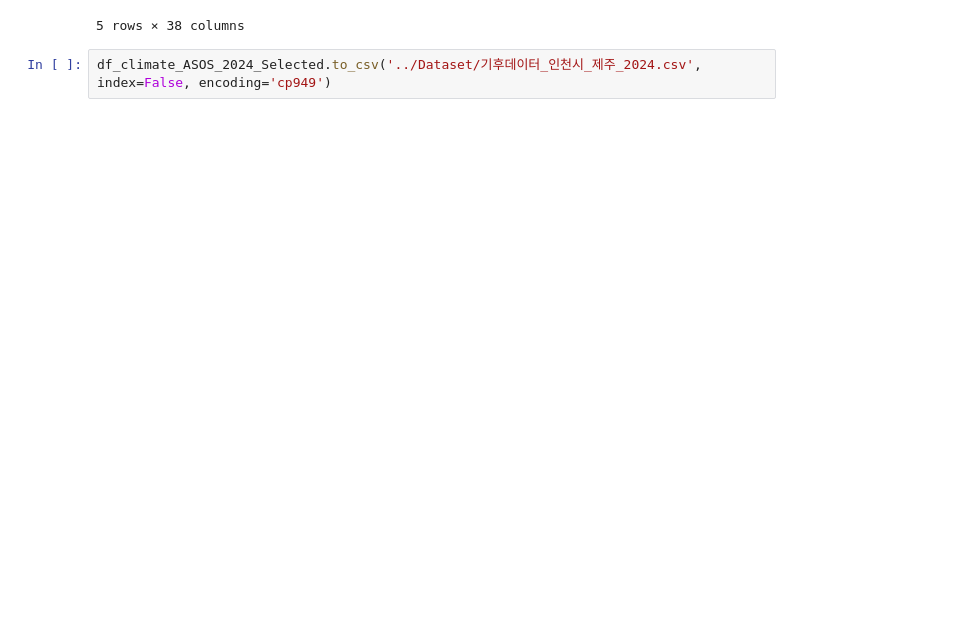
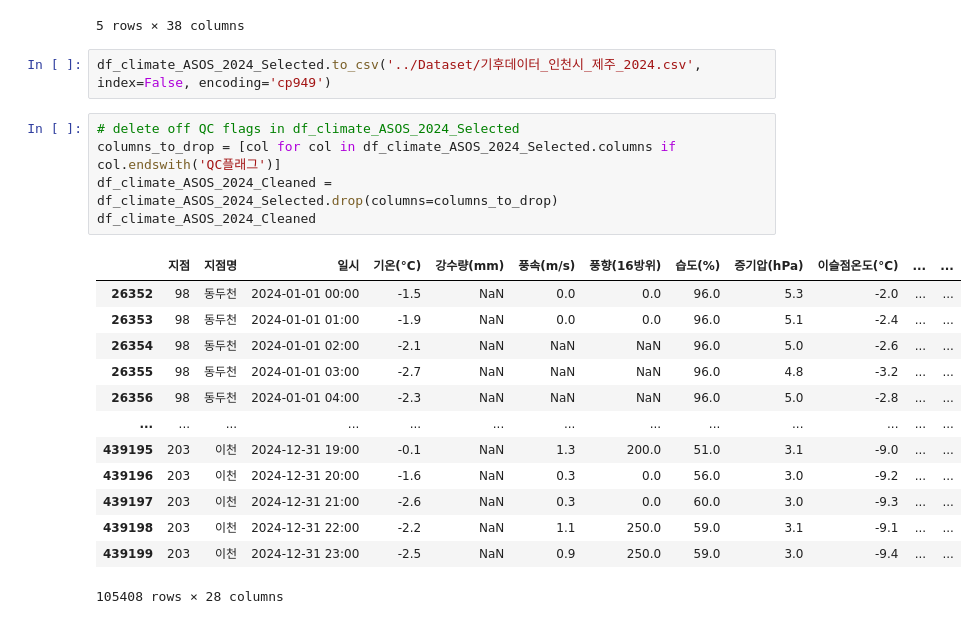
Before and after one commit to ccw23a/Wind_Renewable_Energy_Map, a Jupyter notebook: Python_Code/CSV_Dataset_Analysis_Base.ipynb, the cells around one changed output. Cells and saved outputs as stored; diff of their text form; blank space fills up the shorter version.

```diff
--- a/Python_Code/CSV_Dataset_Analysis_Base.ipynb
+++ b/Python_Code/CSV_Dataset_Analysis_Base.ipynb
@@ -215,3 +215,22 @@ df_climate_ASOS_2024_Selected.head()
 5 rows × 38 columns
 # %%
 df_climate_ASOS_2024_Selected.to_csv('../Dataset/기후데이터_인천시_제주_2024.csv', index=False, encoding='cp949')
+# %%
+# delete off QC flags in df_climate_ASOS_2024_Selected
+columns_to_drop = [col for col in df_climate_ASOS_2024_Selected.columns if col.endswith('QC플래그')]
+df_climate_ASOS_2024_Cleaned = df_climate_ASOS_2024_Selected.drop(columns=columns_to_drop)
+df_climate_ASOS_2024_Cleaned
+# %% [output]
+|  | 지점 | 지점명 | 일시 | 기온(°C) | 강수량(mm) | 풍속(m/s) | 풍향(16방위) | 습도(%) | 증기압(hPa) | 이슬점온도(°C) | ... | ... |
+| 26352 | 98 | 동두천 | 2024-01-01 00:00 | -1.5 | NaN | 0.0 | 0.0 | 96.0 | 5.3 | -2.0 | ... | ... |
+| 26353 | 98 | 동두천 | 2024-01-01 01:00 | -1.9 | NaN | 0.0 | 0.0 | 96.0 | 5.1 | -2.4 | ... | ... |
+| 26354 | 98 | 동두천 | 2024-01-01 02:00 | -2.1 | NaN | NaN | NaN | 96.0 | 5.0 | -2.6 | ... | ... |
+| 26355 | 98 | 동두천 | 2024-01-01 03:00 | -2.7 | NaN | NaN | NaN | 96.0 | 4.8 | -3.2 | ... | ... |
+| 26356 | 98 | 동두천 | 2024-01-01 04:00 | -2.3 | NaN | NaN | NaN | 96.0 | 5.0 | -2.8 | ... | ... |
+| ... | ... | ... | ... | ... | ... | ... | ... | ... | ... | ... | ... | ... |
+| 439195 | 203 | 이천 | 2024-12-31 19:00 | -0.1 | NaN | 1.3 | 200.0 | 51.0 | 3.1 | -9.0 | ... | ... |
+| 439196 | 203 | 이천 | 2024-12-31 20:00 | -1.6 | NaN | 0.3 | 0.0 | 56.0 | 3.0 | -9.2 | ... | ... |
+| 439197 | 203 | 이천 | 2024-12-31 21:00 | -2.6 | NaN | 0.3 | 0.0 | 60.0 | 3.0 | -9.3 | ... | ... |
+| 439198 | 203 | 이천 | 2024-12-31 22:00 | -2.2 | NaN | 1.1 | 250.0 | 59.0 | 3.1 | -9.1 | ... | ... |
+| 439199 | 203 | 이천 | 2024-12-31 23:00 | -2.5 | NaN | 0.9 | 250.0 | 59.0 | 3.0 | -9.4 | ... | ... |
+105408 rows × 28 columns
```
Also changed, not shown: parts of 1 cell of this notebook, 2 other files.
